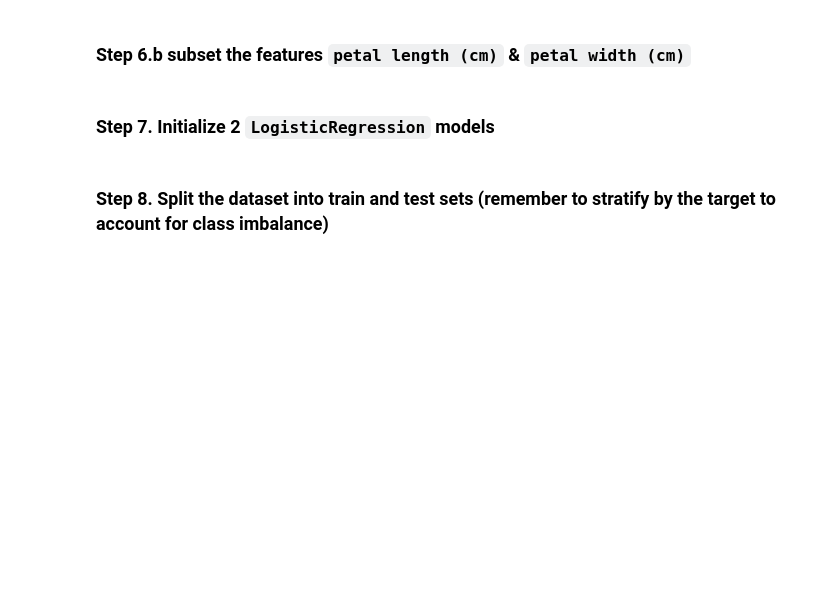
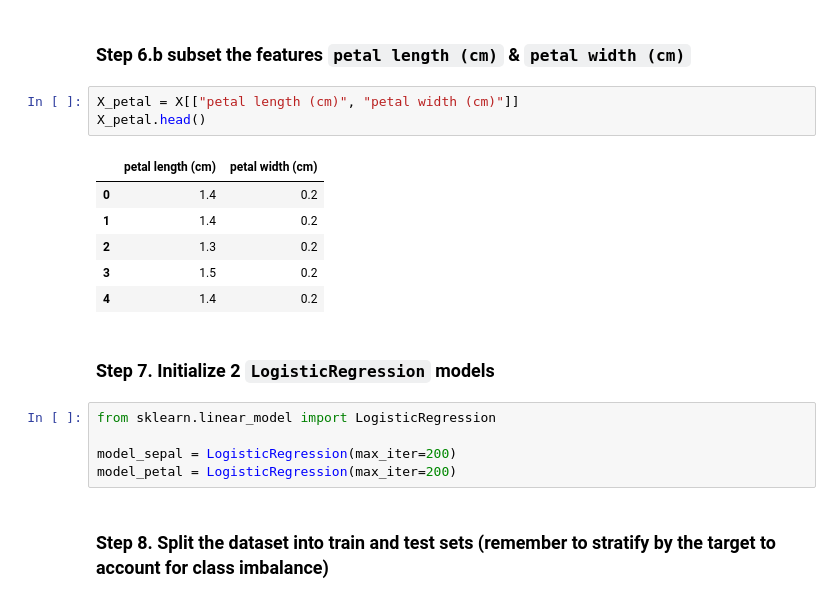
Before and after one commit to hanoufalmogri/python, a Jupyter notebook: student/exercises/week 3 exercises/Exer3.ipynb, the cells around one changed output. Drawn from its saved outputs; the diff is of its cells as text; blank space fills up the shorter version.

```diff
--- a/student/exercises/week 3 exercises/Exer3.ipynb
+++ b/student/exercises/week 3 exercises/Exer3.ipynb
@@ -38,6 +103,21 @@ Let's do both subsets now..
 # %% [markdown]
 ### Step 6.b subset the features `petal length (cm)` & `petal width (cm)`
+# %%
+X_petal = X[["petal length (cm)", "petal width (cm)"]]
+X_petal.head()
+# %% [output]
+|  | petal length (cm) | petal width (cm) |
+| 0 | 1.4 | 0.2 |
+| 1 | 1.4 | 0.2 |
+| 2 | 1.3 | 0.2 |
+| 3 | 1.5 | 0.2 |
+| 4 | 1.4 | 0.2 |
 # %% [markdown]
 ### Step 7. Initialize 2 `LogisticRegression` models
+# %%
+from sklearn.linear_model import LogisticRegression
+
+model_sepal = LogisticRegression(max_iter=200)
+model_petal = LogisticRegression(max_iter=200)
 # %% [markdown]
 ### Step 8. Split the dataset into train and test sets (remember to stratify by the target to account for class imbalance)
```
Also changed, not shown: parts of 12 cells of this notebook, 1 other file.
